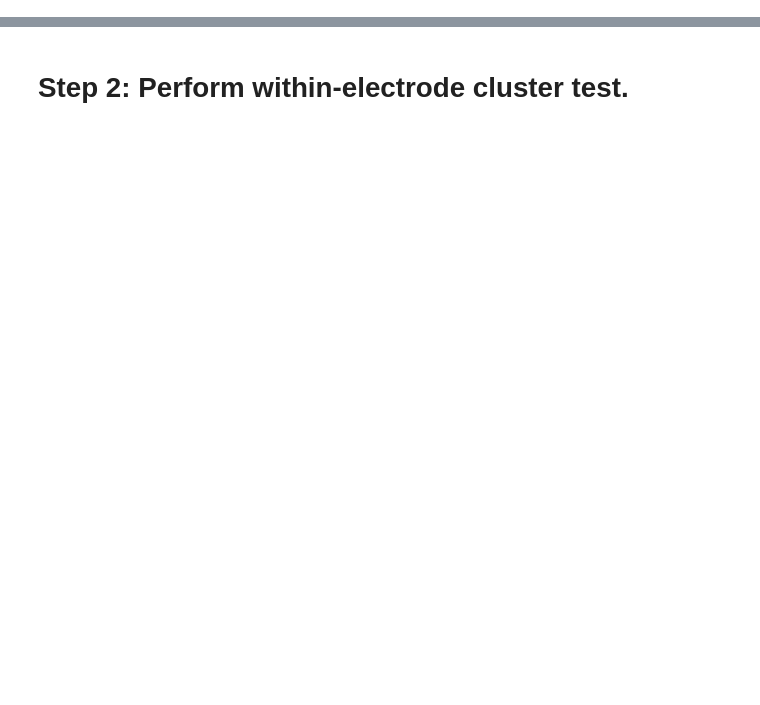
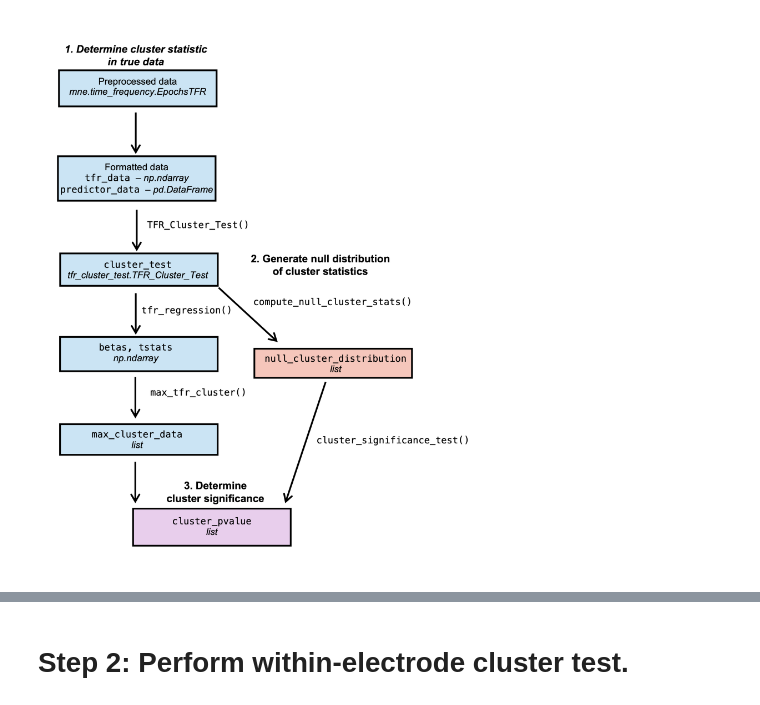
Before and after one commit to aliefink/NeuroCluster, a Jupyter notebook: notebooks/NeuroCluster_template.ipynb, the cells around one changed output, grey strips where cells are left out. Cells and saved outputs as stored; diff of their text form; code cells hidden in the pictures; blank space fills up the shorter version.

Commit message:
Updated nb documentation and added package workflow

```diff
--- a/notebooks/NeuroCluster_template.ipynb
+++ b/notebooks/NeuroCluster_template.ipynb
@@ -63,0 +49,4 @@ required
+# %%
+display.Image(f"{user_base_dir}/NeuroCluster/workflow/workflow.png",width=500)
+# %% [output]
+[figure, added]
```
Also changed, not shown: parts of 27 cells of this notebook, 14 other files.
